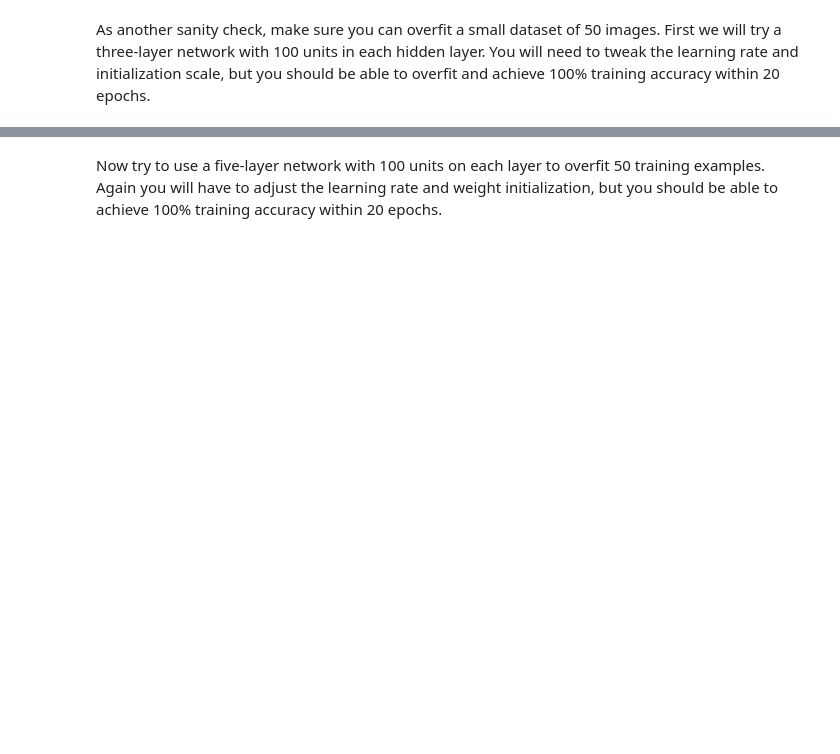
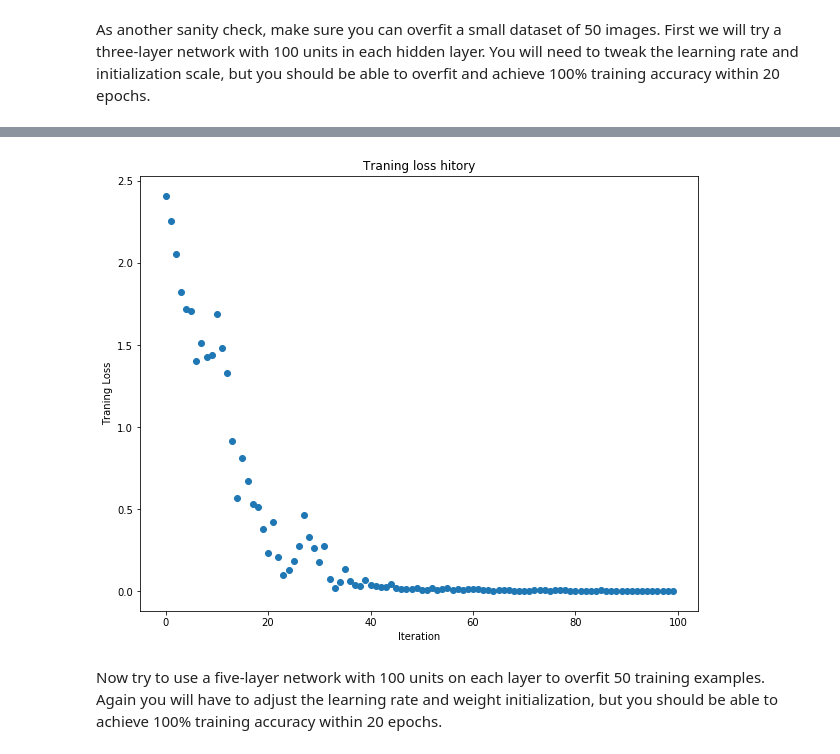
Before and after one commit to HarveyQ/h.qiu-cs231n, a Jupyter notebook: assignment2/FullyConnectedNets.ipynb, the cells around one changed output, grey strips where cells are left out. Cells and saved outputs as stored; diff of their text form; code cells hidden in the pictures; blank space fills up the shorter version.

```diff
--- a/assignment2/FullyConnectedNets.ipynb
+++ b/assignment2/FullyConnectedNets.ipynb
@@ -397,30 +458,62 @@ for reg in [0, 3.14]:
 As another sanity check, make sure you can overfit a small dataset of 50 images. First we will try a three-layer network with 100 units in each hidden layer. You will need to tweak the learning rate and initialization scale, but you should be able to overfit and achieve 100% training accuracy within 20 epochs.
 # %%
 # TODO: Use a three-layer Net to overfit 50 training examples.
+num_train = 50
+small_data = {'X_train': data['X_train'][:num_train],
+             'y_train': data['y_train'][:num_train],
+             'X_val': data['X_val'],
+             'y_val': data['y_val']}
 
-num_train = 50
-small_data = {
-  'X_train': data['X_train'][:num_train],
-  'y_train': data['y_train'][:num_train],
-  'X_val': data['X_val'],
-  'y_val': data['y_val'],
-}
+# Construct the model
+weight_scale = 1e-2
+ip_dim = np.asarray(small_data['X_train'].shape[1:]).prod()
 
-weight_scale = 1e-2
+model = FullyConnectedNet([100, 100],
+                         input_dim=ip_dim, weight_scale=weight_scale,
+                         dtype=np.float64
+                         )
+
+# Construct the solver
 learning_rate = 1e-2
-model = FullyConnectedNet([100, 100],
-              weight_scale=weight_scale, dtype=np.float64)
 solver = Solver(model, small_data,
-                print_every=10, num_epochs=20, batch_size=25,
-                update_rule='sgd',
-                optim_config={
-                  'learning_rate': learning_rate,
-                }
-         )
+                optim_config={'learning_rate': learning_rate},
+                batch_size=25,
+                num_epochs=50,
+               )
+
+# Call the train() method to train the model
 solver.train()
 
+# Plot the training
 plt.plot(solver.loss_history, 'o')
-plt.title('Training loss history')
+plt.title('Traning loss hitory')
 plt.xlabel('Iteration')
-plt.ylabel('Training loss')
+plt.ylabel('Traning Loss')
 plt.show()
+
+# num_train = 50
+# small_data = {
+#   'X_train': data['X_train'][:num_train],
+#   'y_train': data['y_train'][:num_train],
+#   'X_val': data['X_val'],
+#   'y_val': data['y_val'],
+# }
+
+# weight_scale = 1e-2
+# learning_rate = 1e-2
+
+# solver = Solver(model, small_data,
+#                 print_every=10, num_epochs=20, batch_size=25,
+#                 update_rule='sgd',
+#                 optim_config={
+#                   'learning_rate': learning_rate,
+#                 }
+#          )
+# solver.train()
+
+# plt.plot(solver.loss_history, 'o')
+# plt.title('Training loss history')
+# plt.xlabel('Iteration')
+# plt.ylabel('Training loss')
+# plt.show()
+# %% [output]
@@ -427,3 +537,4 @@ plt.show()
+[figure, added]
 # %% [markdown]
 Now try to use a five-layer network with 100 units on each layer to overfit 50 training examples. Again you will have to adjust the learning rate and weight initialization, but you should be able to achieve 100% training accuracy within 20 epochs.
 # %%
```
Also changed, not shown: parts of 17 cells of this notebook, 10 other files.
